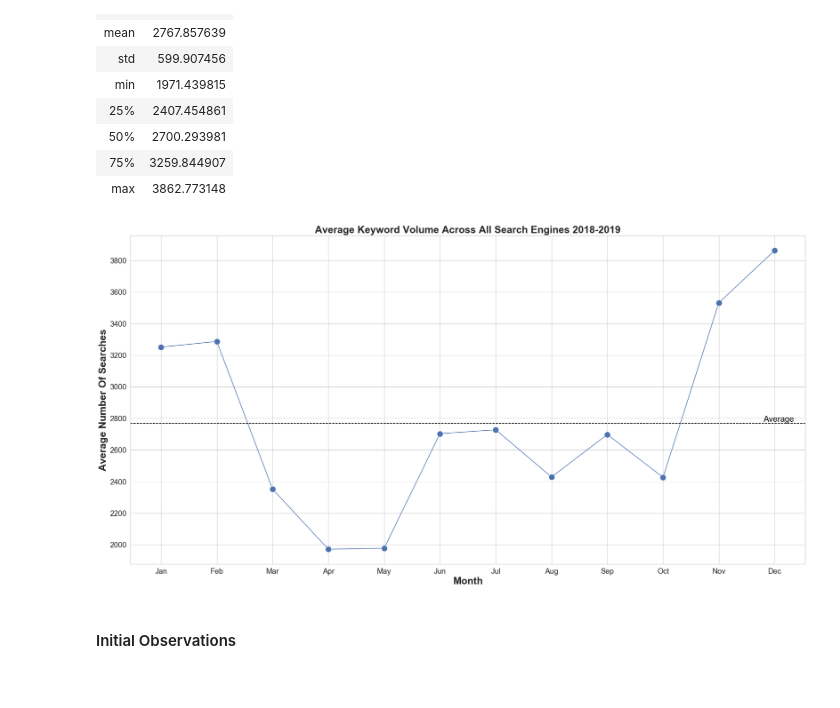
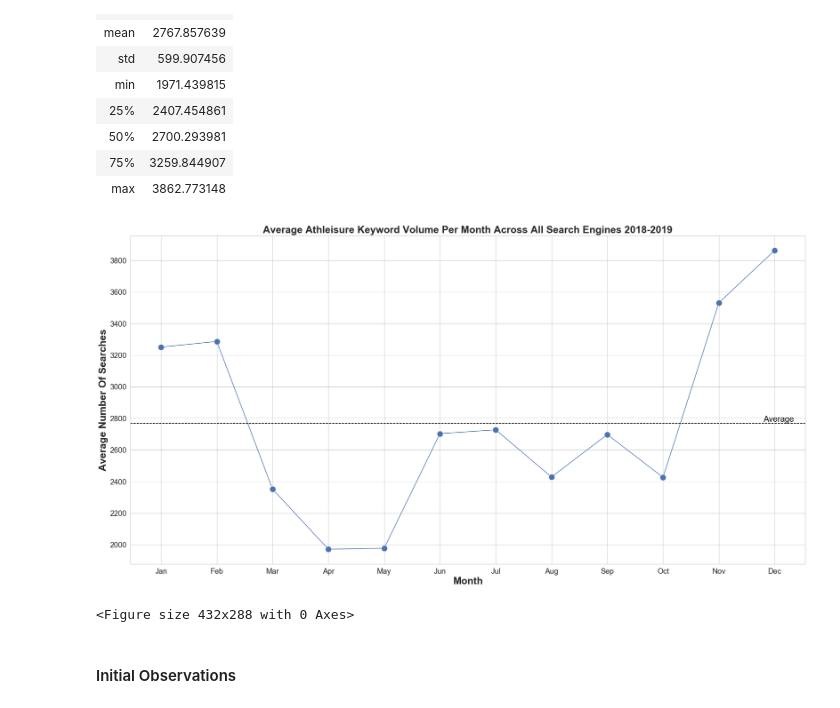
Before and after one commit to alexwcheng/athleisure-advertising, a Jupyter notebook: jupyter_notebook/Exploratory Data Analysis.ipynb, the cells around one changed output. Cells and saved outputs as stored; diff of their text form; code cells hidden in the pictures.

```diff
--- a/jupyter_notebook/Exploratory Data Analysis.ipynb
+++ b/jupyter_notebook/Exploratory Data Analysis.ipynb
@@ -273,19 +281,22 @@ display(means_by_month.describe())
 # %%
 #lineplot of average volumes by month for all selected keywords aggregated across all 3 search engines
 sns.set(style="whitegrid", color_codes=True, font_scale=1.7)
 fig, ax = plt.subplots()
 fig.set_size_inches(30,15)
 ax = sns.lineplot(x="month", y="mean", marker="o", ci=0, markersize=15, data=means_by_month, sort=False)
 ax.yaxis.set_major_locator(ticker.MultipleLocator(200))
 ax.yaxis.set_major_formatter(ticker.ScalarFormatter())
-plt.title('Average Keyword Volume Across All Search Engines 2018-2019', fontsize=25, weight = 'bold')
+plt.title('Average Athleisure Keyword Volume Per Month Across All Search Engines 2018-2019', fontsize=25, weight = 'bold')
 plt.ylabel('Average Number Of Searches', fontsize=25, weight = 'bold')
 plt.xlabel('Month', fontsize=25, weight = 'bold')
 ax.axhline(2767.857639, ls='--', color='black')
 ax.text(10.8,2780, "Average", color='black')
 plt.show()
+
+# plt.savefig('Average Athleisure Keyword Volume Per Month Across All Search Engines 2018-2019.pdf', dpi=300)
 # %% [output]
-[figure, old version]
+[figure, new version]
+<Figure size 432x288 with 0 Axes>
 # %% [markdown]
 #### Initial Observations
 # %% [markdown]
```
Also changed, not shown: parts of 21 cells of this notebook, 12 other files.
